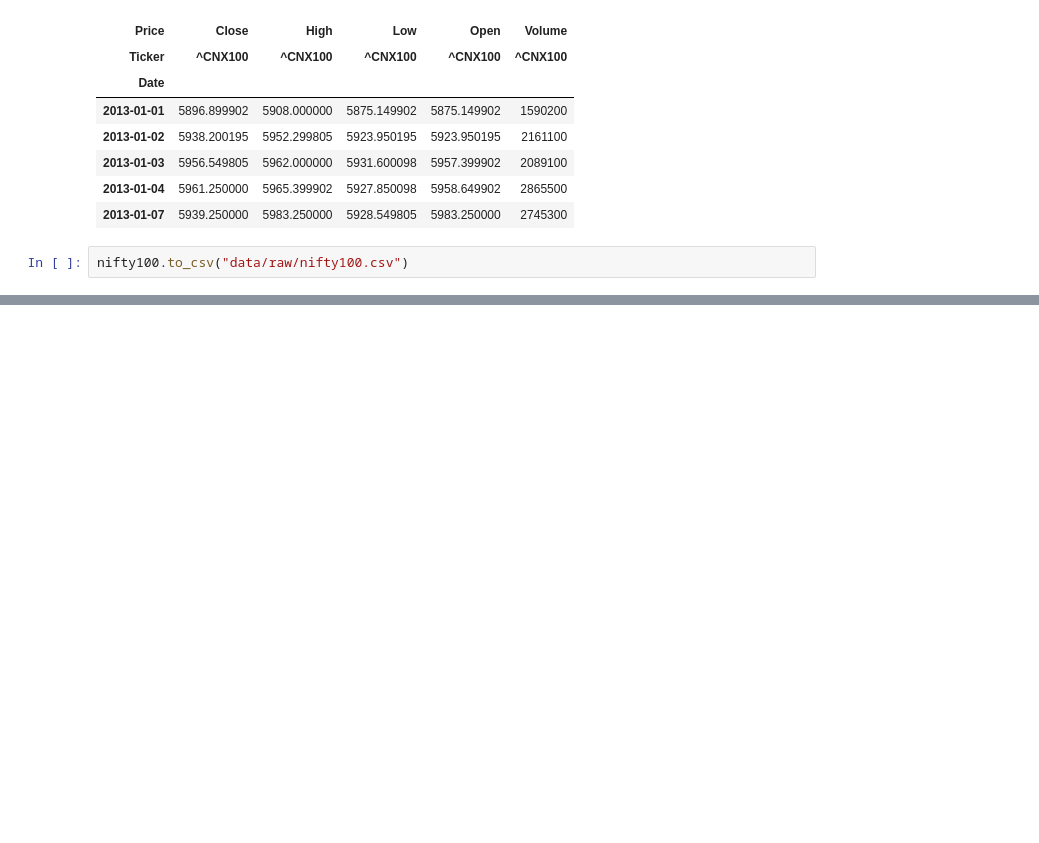
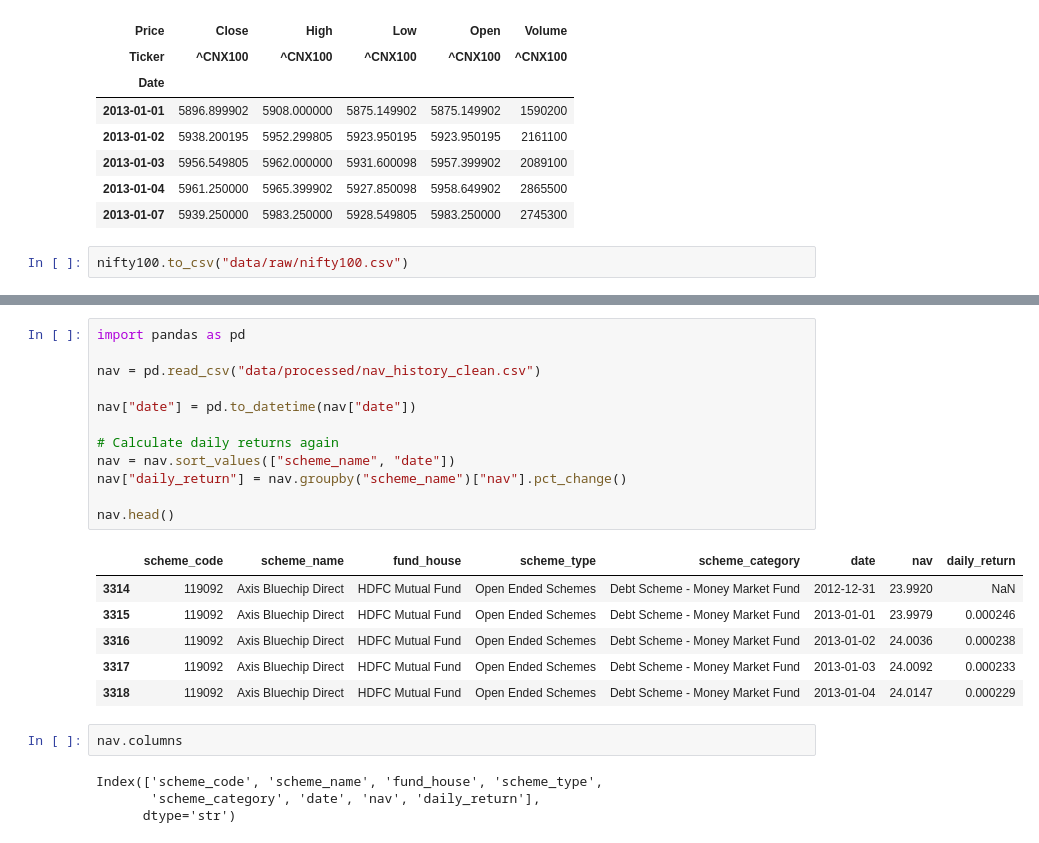
Before and after one commit to indiraselvam94-debug/mutual-fund-analytics, a Jupyter notebook: Performance_Analytics.ipynb, the cells around one changed output, grey strips where cells are left out. Drawn from its saved outputs; the diff is of its cells as text; blank space fills up the shorter version.

```diff
--- a/Performance_Analytics.ipynb
+++ b/Performance_Analytics.ipynb
@@ -497,0 +581,25 @@ KeyError: 'Date'
+# %%
+import pandas as pd
+
+nav = pd.read_csv("data/processed/nav_history_clean.csv")
+
+nav["date"] = pd.to_datetime(nav["date"])
+
+# Calculate daily returns again
+nav = nav.sort_values(["scheme_name", "date"])
+nav["daily_return"] = nav.groupby("scheme_name")["nav"].pct_change()
+
+nav.head()
+# %% [output]
+|  | scheme_code | scheme_name | fund_house | scheme_type | scheme_category | date | nav | daily_return |
+| 3314 | 119092 | Axis Bluechip Direct | HDFC Mutual Fund | Open Ended Schemes | Debt Scheme - Money Market Fund | 2012-12-31 | 23.9920 | NaN |
+| 3315 | 119092 | Axis Bluechip Direct | HDFC Mutual Fund | Open Ended Schemes | Debt Scheme - Money Market Fund | 2013-01-01 | 23.9979 | 0.000246 |
+| 3316 | 119092 | Axis Bluechip Direct | HDFC Mutual Fund | Open Ended Schemes | Debt Scheme - Money Market Fund | 2013-01-02 | 24.0036 | 0.000238 |
+| 3317 | 119092 | Axis Bluechip Direct | HDFC Mutual Fund | Open Ended Schemes | Debt Scheme - Money Market Fund | 2013-01-03 | 24.0092 | 0.000233 |
+| 3318 | 119092 | Axis Bluechip Direct | HDFC Mutual Fund | Open Ended Schemes | Debt Scheme - Money Market Fund | 2013-01-04 | 24.0147 | 0.000229 |
+# %%
+nav.columns
+# %% [output]
+Index(['scheme_code', 'scheme_name', 'fund_house', 'scheme_type',
+       'scheme_category', 'date', 'nav', 'daily_return'],
+      dtype='str')
```
Also changed, not shown: parts of 24 cells of this notebook, 3 other files.
